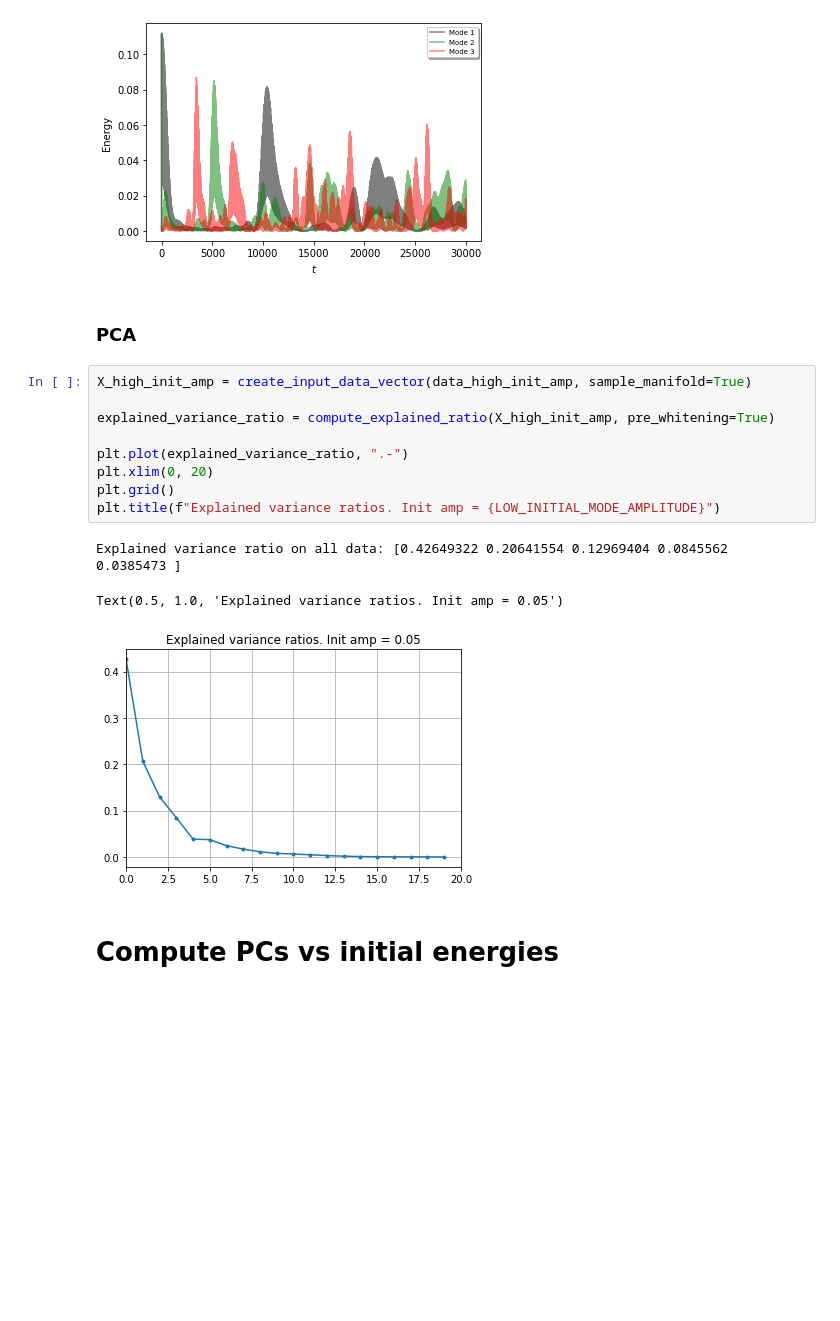
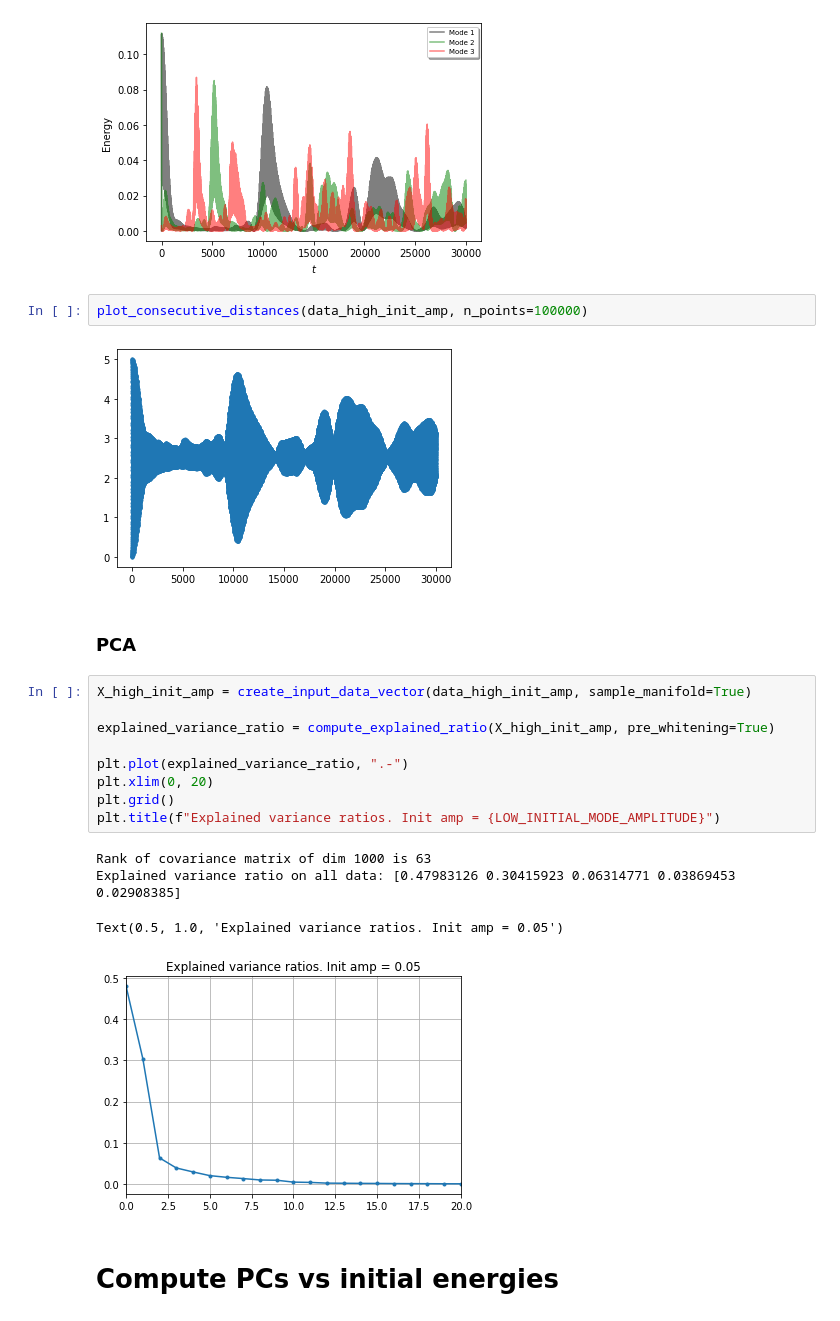
Before and after one commit to aleromualdi/FPU-Integrator, a Jupyter notebook: notebooks/01_create dataset sample manifold.ipynb, the cells around one changed output. Saved outputs shown, nothing was run; the diff lists cells and outputs as text; blank space fills up the shorter version.

```diff
--- a/notebooks/01_create dataset sample manifold.ipynb
+++ b/notebooks/01_create dataset sample manifold.ipynb
@@ -183,21 +211,26 @@ data_high_init_amp = fpu.run(method="verlet")
 plot_mode_energies(data_high_init_amp)
 # %% [output]
 [figure]
-# %% [markdown]
-### PCA
-# %%
-X_high_init_amp = create_input_data_vector(data_high_init_amp, sample_manifold=True)
-
-explained_variance_ratio = compute_explained_ratio(X_high_init_amp, pre_whitening=True)
-
-plt.plot(explained_variance_ratio, ".-")
-plt.xlim(0, 20)
-plt.grid()
-plt.title(f"Explained variance ratios. Init amp = {LOW_INITIAL_MODE_AMPLITUDE}")
-# %% [output]
-Explained variance ratio on all data: [0.42649322 0.20641554 0.12969404 0.0845562  0.0385473 ]
-Text(0.5, 1.0, 'Explained variance ratios. Init amp = 0.05')
-[figure, removed]
+# %%
+plot_consecutive_distances(data_high_init_amp, n_points=100000)
+# %% [output]
+[figure, added]
+# %% [markdown]
+### PCA
+# %%
+X_high_init_amp = create_input_data_vector(data_high_init_amp, sample_manifold=True)
+
+explained_variance_ratio = compute_explained_ratio(X_high_init_amp, pre_whitening=True)
+
+plt.plot(explained_variance_ratio, ".-")
+plt.xlim(0, 20)
+plt.grid()
+plt.title(f"Explained variance ratios. Init amp = {LOW_INITIAL_MODE_AMPLITUDE}")
+# %% [output]
+Rank of covariance matrix of dim 1000 is 63
+Explained variance ratio on all data: [0.47983126 0.30415923 0.06314771 0.03869453 0.02908385]
+Text(0.5, 1.0, 'Explained variance ratios. Init amp = 0.05')
+[figure, added]
 # %% [markdown]
 # Compute PCs vs initial energies
 # %% [markdown]
```
Also changed, not shown: parts of 11 cells of this notebook.
